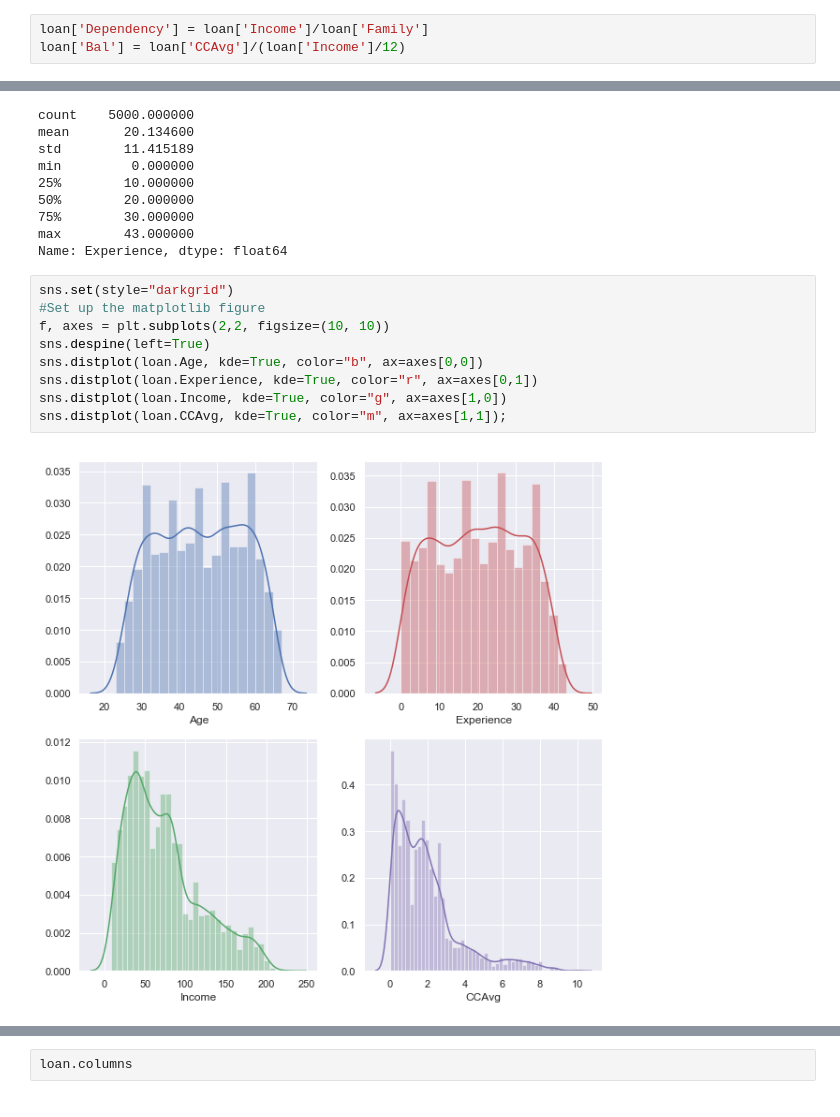
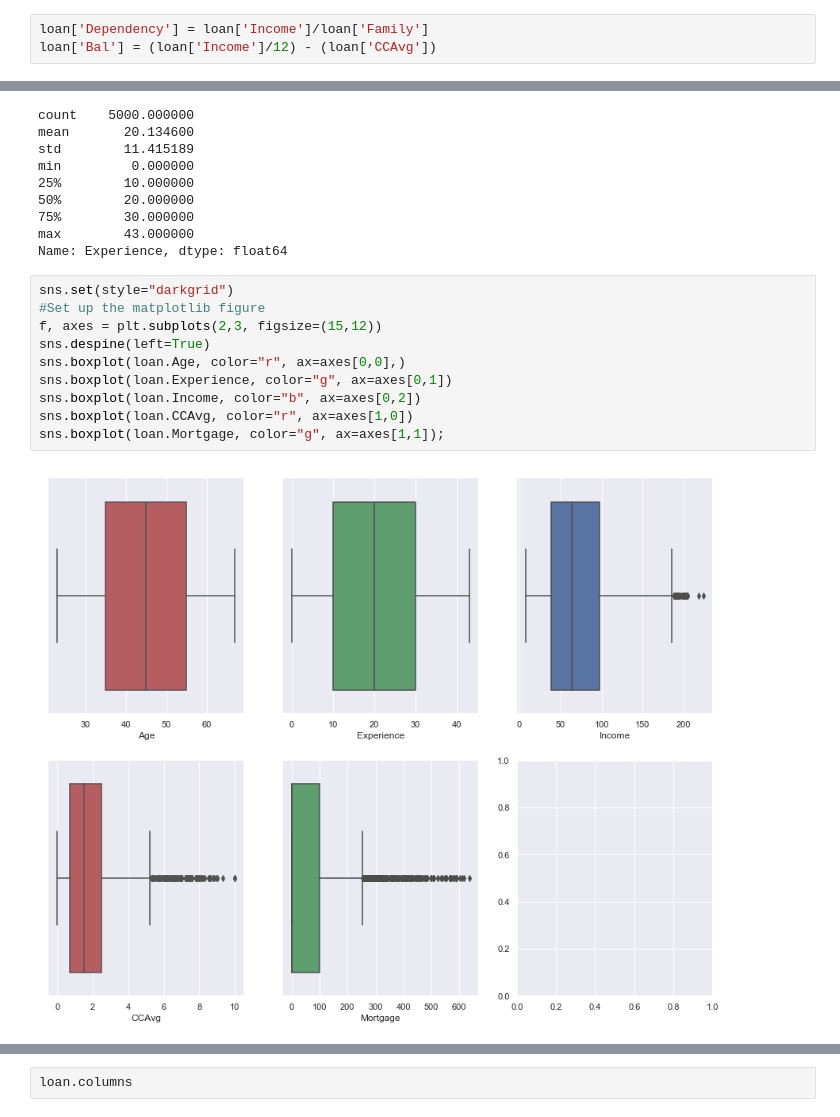
Before and after one commit to AmitMane1993/hello-world, a Jupyter notebook: temp_Supervised Learning_R3_Project1_Thera Bank.ipynb, the cells around one changed output, grey strips where cells are left out. Cells and saved outputs as stored; diff of their text form.

```diff
--- a/temp_Supervised Learning_R3_Project1_Thera Bank.ipynb
+++ b/temp_Supervised Learning_R3_Project1_Thera Bank.ipynb
@@ -89,7 +87,7 @@ loan.isnull().sum().sum()
 > By Looking at loan dataset and general concept we can create new attribute such as dependancy (Income/Family Size) and Monthly balance(CCAvg/(Income/12))
 # %%
 loan['Dependency'] = loan['Income']/loan['Family']
-loan['Bal'] = loan['CCAvg']/(loan['Income']/12)
+loan['Bal'] = (loan['Income']/12) - (loan['CCAvg'])
 # %%
 loan.info()
 # %% [output]
@@ -174,11 +176,12 @@ Name: Experience, dtype: float64
 # %%
 sns.set(style="darkgrid")
 #Set up the matplotlib figure
-f, axes = plt.subplots(2,2, figsize=(10, 10))
+f, axes = plt.subplots(2,3, figsize=(15,12))
 sns.despine(left=True)
-sns.distplot(loan.Age, kde=True, color="b", ax=axes[0,0])
-sns.distplot(loan.Experience, kde=True, color="r", ax=axes[0,1])
-sns.distplot(loan.Income, kde=True, color="g", ax=axes[1,0])
-sns.distplot(loan.CCAvg, kde=True, color="m", ax=axes[1,1]);
+sns.boxplot(loan.Age, color="r", ax=axes[0,0],)
+sns.boxplot(loan.Experience, color="g", ax=axes[0,1])
+sns.boxplot(loan.Income, color="b", ax=axes[0,2])
+sns.boxplot(loan.CCAvg, color="r", ax=axes[1,0])
+sns.boxplot(loan.Mortgage, color="g", ax=axes[1,1]);
 # %% [output]
-[figure, old version]
+[figure, new version]
```
Also changed, not shown: parts of 53 cells of this notebook.
